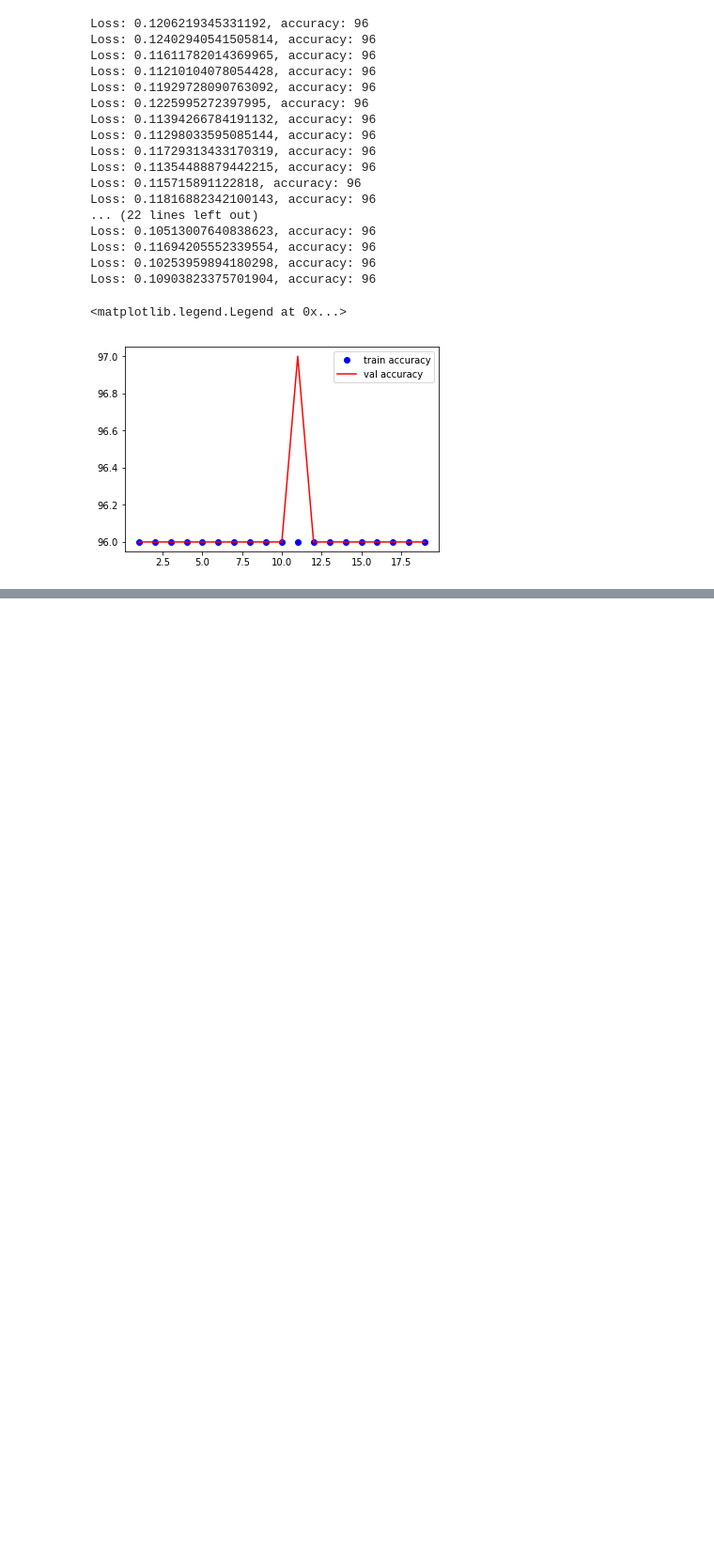
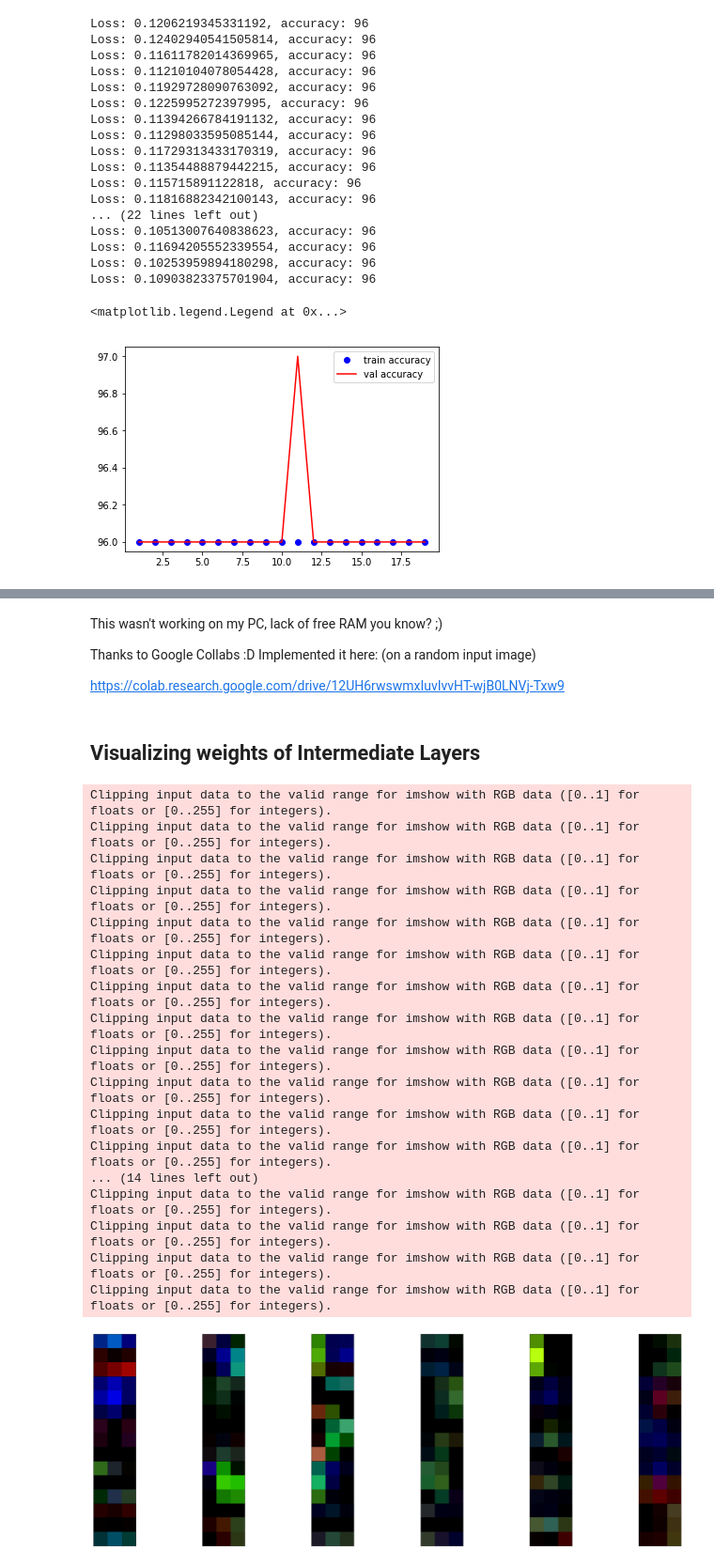
Before and after one commit to krshrimali/Book-Readings, a Jupyter notebook: PyTorch/Chapters/Chapter-5.ipynb, the cells around one changed output, grey strips where cells are left out. Shown: that part at 94% size. Drawn from its saved outputs; the diff is of its cells as text; code cells hidden in the pictures; blank space fills up the shorter version.

```diff
--- a/PyTorch/Chapters/Chapter-5.ipynb
+++ b/PyTorch/Chapters/Chapter-5.ipynb
@@ -402,0 +472,2 @@ plt.legend()
+# %%
+vgg = models.vgg16(pretrained=True)
@@ -402,0 +517,36 @@ plt.legend()
+# %% [markdown]
+This wasn't working on my PC, lack of free RAM you know? ;)
+
+Thanks to Google Collabs :D Implemented it here: (on a random input image)
+
+https://colab.research.google.com/drive/12UH6rwswmxIuvIvvHT-wjB0LNVj-Txw9
+# %% [markdown]
+## Visualizing weights of Intermediate Layers
+# %%
+cnn_weights = vgg.state_dict()['features.0.weight'].cpu()
+# %%
+# directly taken from the book
+fig = plt.figure(figsize=(30,30))
+fig.subplots_adjust(left=0,right=1,bottom=0,top=0.8,hspace=0,wspace=0.2)
+for i in range(30):
+    ax = fig.add_subplot(12,6,i+1,xticks=[],yticks=[])
+    plt.imshow(cnn_weights[i])
+# %% [output]
+Clipping input data to the valid range for imshow with RGB data ([0..1] for floats or [0..255] for integers).
+Clipping input data to the valid range for imshow with RGB data ([0..1] for floats or [0..255] for integers).
+Clipping input data to the valid range for imshow with RGB data ([0..1] for floats or [0..255] for integers).
+Clipping input data to the valid range for imshow with RGB data ([0..1] for floats or [0..255] for integers).
+Clipping input data to the valid range for imshow with RGB data ([0..1] for floats or [0..255] for integers).
+Clipping input data to the valid range for imshow with RGB data ([0..1] for floats or [0..255] for integers).
+Clipping input data to the valid range for imshow with RGB data ([0..1] for floats or [0..255] for integers).
+Clipping input data to the valid range for imshow with RGB data ([0..1] for floats or [0..255] for integers).
+Clipping input data to the valid range for imshow with RGB data ([0..1] for floats or [0..255] for integers).
+Clipping input data to the valid range for imshow with RGB data ([0..1] for floats or [0..255] for integers).
+Clipping input data to the valid range for imshow with RGB data ([0..1] for floats or [0..255] for integers).
+Clipping input data to the valid range for imshow with RGB data ([0..1] for floats or [0..255] for integers).
+... (14 lines left out)
+Clipping input data to the valid range for imshow with RGB data ([0..1] for floats or [0..255] for integers).
+Clipping input data to the valid range for imshow with RGB data ([0..1] for floats or [0..255] for integers).
+Clipping input data to the valid range for imshow with RGB data ([0..1] for floats or [0..255] for integers).
+Clipping input data to the valid range for imshow with RGB data ([0..1] for floats or [0..255] for integers).
+[figure, added]
```
Also changed, not shown: parts of 25 cells of this notebook.
